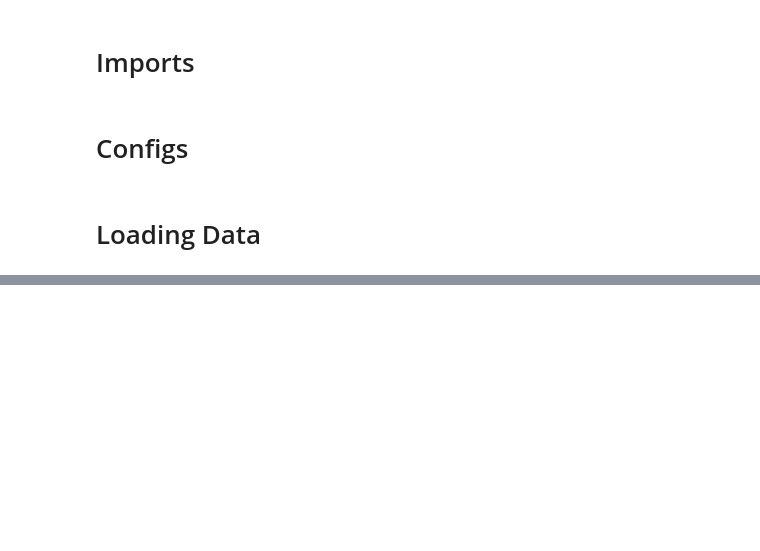
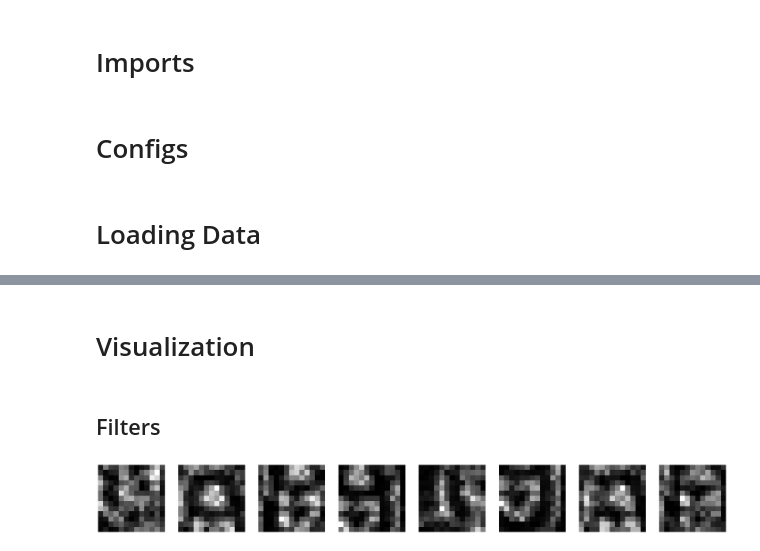
Before and after one commit to a2l5t8/CNRL-Cortical-Column, a Jupyter notebook: src/Cortical_Column_test.ipynb, the cells around one changed output, grey strips where cells are left out. Saved outputs shown, nothing was run; the diff lists cells and outputs as text; code cells hidden in the pictures; blank space fills up the shorter version.

```diff
--- a/src/Cortical_Column_test.ipynb
+++ b/src/Cortical_Column_test.ipynb
@@ -35,7 +48,7 @@ from torchvision.datasets import MNIST
 # %%
 REFRENCE_FRAME_DIM = 23
 REFRENCE_INH_DIM = 15
-ITERATIONS = 240
+ITERATIONS = 10000
 REST_INTERVAL = 20
 TEST_ITERATIONS = 100
 SCREEN_SHOT_PATH = "C:\\Users\\amilion\\Desktop\\develop\\python\\NS\\records\\L5.6"
@@ -72,0 +130,7 @@ p = 0.8
+# %%
+net = Neocortex(
+    dt = 1,
+    dtype=torch.float32,
+    behavior = {5 : SetTarget(target = target), 601 : Recorder(["dopamine"]),},
+    index=True
+)
@@ -72,0 +149,9 @@ p = 0.8
+# %%
+L4 = L4(
+    net = net,
+    IN_CHANNEL = IN_CHANNEL,
+    OUT_CHANNEL = OUT_CHANNEL,
+    HEIGHT = L4_HEIGHT,
+    WIDTH = L4_WIDTH,
+    INH_SIZE = 7
+)
@@ -72,0 +170,9 @@ p = 0.8
+# %%
+input_layer = DataLoaderLayer(
+    net=net,
+    data_loader=dl,
+    widnow_size=Crop_Window_Height,
+    saccades_on_each_image=7,
+    rest_interval=10,
+    iterations=ITERATIONS
+).build_data_loader()
@@ -72,0 +321,8 @@ p = 0.8
+# %% [markdown]
+# Visualization
+# %% [markdown]
+## Filters
+# %%
+show_filters(Synapsis_Inp_L4.synapses[0].weights)
+# %% [output]
+[figure, added]
```
Also changed, not shown: parts of 20 cells of this notebook, 3 other files.
